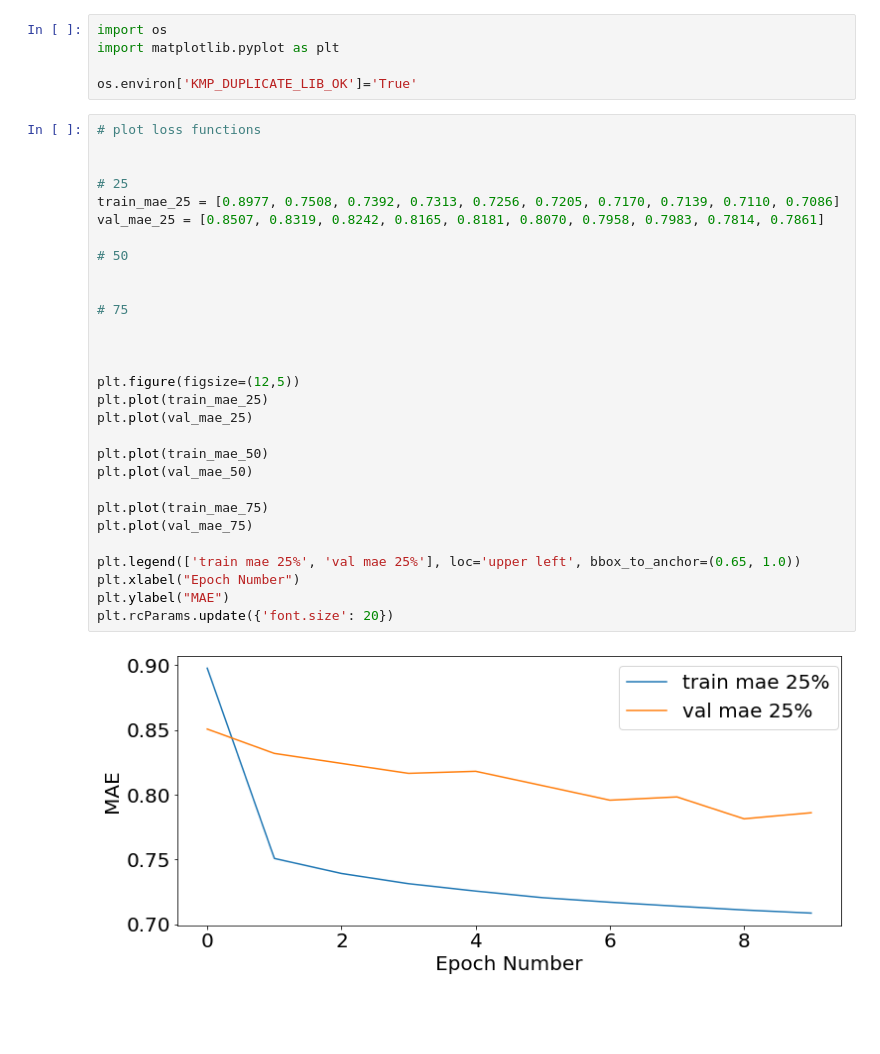
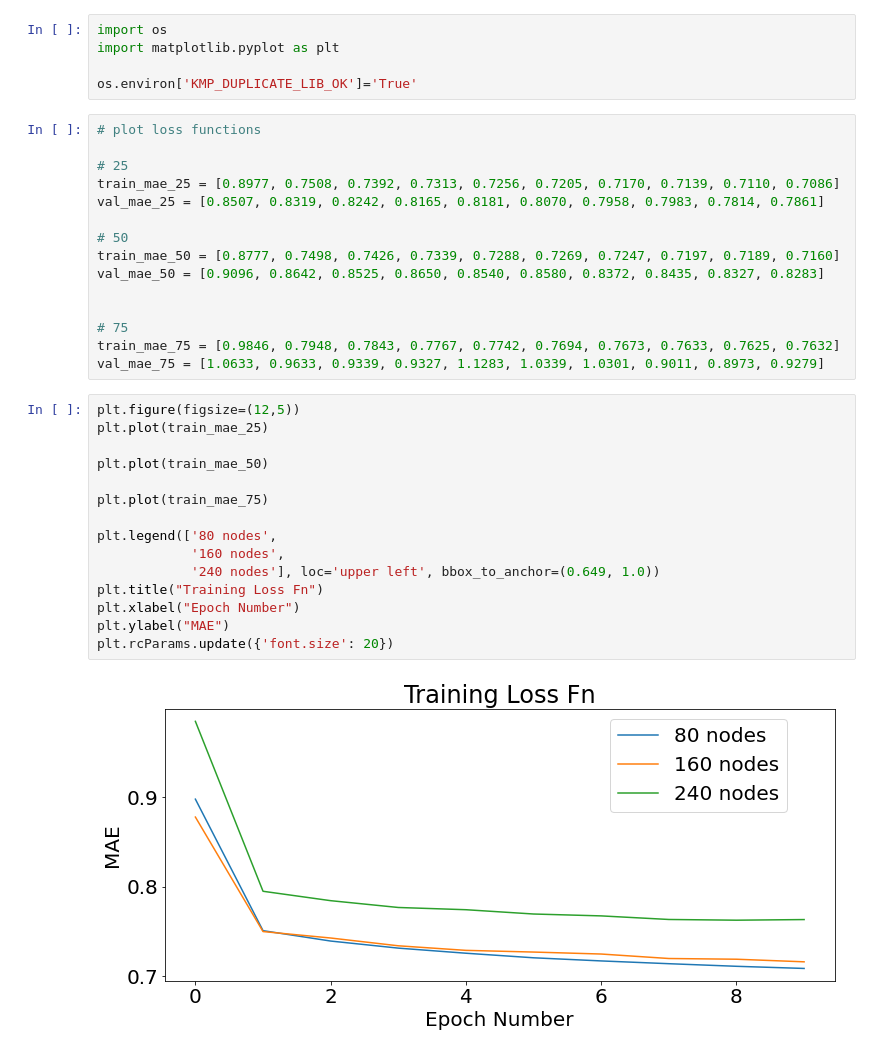
Before and after one commit to raulgiovannymartinez/Nautilus-seq2seq, a Jupyter notebook: data-scalability-spatiotemporal/Evaluate Predictions.ipynb, the cells around one changed output. Drawn from its saved outputs; the diff is of its cells as text; blank space fills up the shorter version.

```diff
--- a/data-scalability-spatiotemporal/Evaluate Predictions.ipynb
+++ b/data-scalability-spatiotemporal/Evaluate Predictions.ipynb
@@ -671,34 +671,35 @@ import os
 import matplotlib.pyplot as plt
 
 os.environ['KMP_DUPLICATE_LIB_OK']='True'
+# %%
+# plot loss functions
+
+# 25
+train_mae_25 = [0.8977, 0.7508, 0.7392, 0.7313, 0.7256, 0.7205, 0.7170, 0.7139, 0.7110, 0.7086]
+val_mae_25 = [0.8507, 0.8319, 0.8242, 0.8165, 0.8181, 0.8070, 0.7958, 0.7983, 0.7814, 0.7861]
+
+# 50
+train_mae_50 = [0.8777, 0.7498, 0.7426, 0.7339, 0.7288, 0.7269, 0.7247, 0.7197, 0.7189, 0.7160]
+val_mae_50 = [0.9096, 0.8642, 0.8525, 0.8650, 0.8540, 0.8580, 0.8372, 0.8435, 0.8327, 0.8283]
+
+
+# 75
+train_mae_75 = [0.9846, 0.7948, 0.7843, 0.7767, 0.7742, 0.7694, 0.7673, 0.7633, 0.7625, 0.7632]
+val_mae_75 = [1.0633, 0.9633, 0.9339, 0.9327, 1.1283, 1.0339, 1.0301, 0.9011, 0.8973, 0.9279]
 # %%
-# plot loss functions
-
-
-# 25
-train_mae_25 = [0.8977, 0.7508, 0.7392, 0.7313, 0.7256, 0.7205, 0.7170, 0.7139, 0.7110, 0.7086]
-val_mae_25 = [0.8507, 0.8319, 0.8242, 0.8165, 0.8181, 0.8070, 0.7958, 0.7983, 0.7814, 0.7861]
-
-# 50
-
-
-# 75
-
-
-
 plt.figure(figsize=(12,5))
 plt.plot(train_mae_25)
-plt.plot(val_mae_25)
 
 plt.plot(train_mae_50)
-plt.plot(val_mae_50)
 
 plt.plot(train_mae_75)
-plt.plot(val_mae_75)
 
-plt.legend(['train mae 25%', 'val mae 25%'], loc='upper left', bbox_to_anchor=(0.65, 1.0))
+plt.legend(['80 nodes',
+            '160 nodes',
+            '240 nodes'], loc='upper left', bbox_to_anchor=(0.649, 1.0))
+plt.title("Training Loss Fn")
 plt.xlabel("Epoch Number")
 plt.ylabel("MAE")
 plt.rcParams.update({'font.size': 20})
 # %% [output]
-[figure, old version]
+[figure, new version]
```
Also changed, not shown: parts of 1 cell of this notebook, 2 other files.
